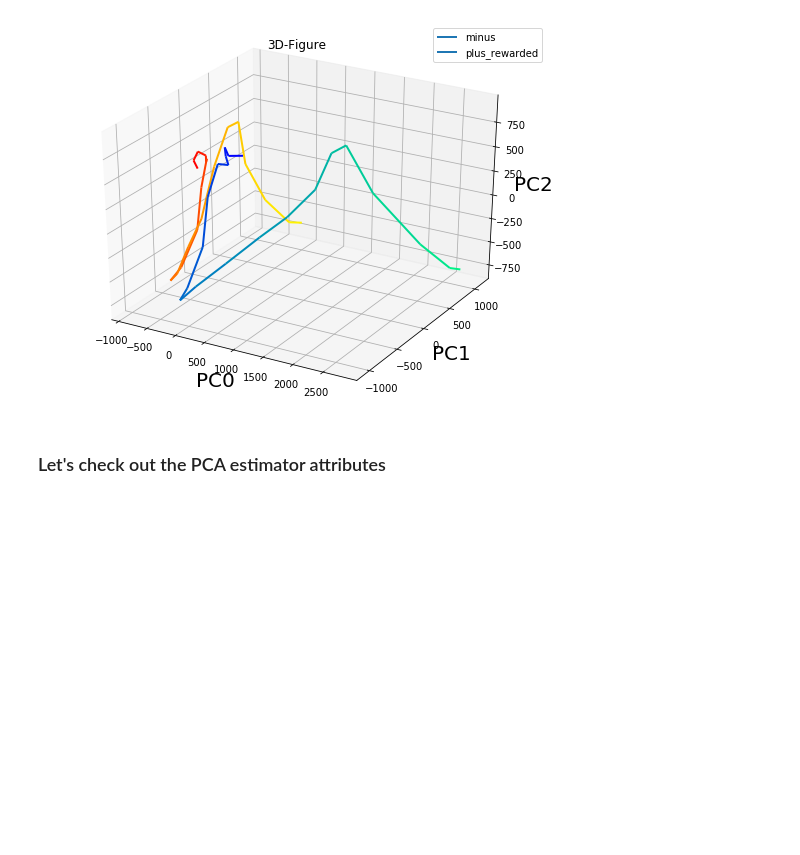
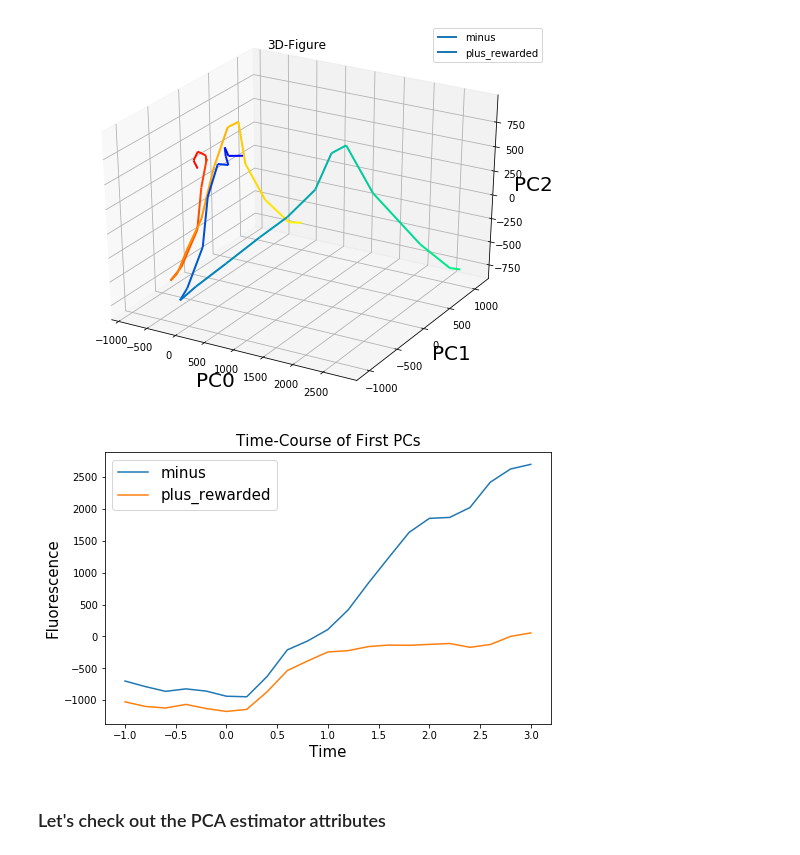
Before and after one commit to zhounapeuw/nape_tca_nn, a Jupyter notebook: tca.ipynb, the cells around one changed output. Drawn from its saved outputs; the diff is of its cells as text; code cells hidden in the pictures; blank space fills up the shorter version.

Commit message:
can plot trials in state space now

```diff
--- a/tca.ipynb
+++ b/tca.ipynb
@@ -265,6 +268,16 @@ ax.legend(conditions);
 #            orientation='portrait')
 # %% [output]
 [figure]
+# %%
+plt.figure(figsize = (8,5))
+plt.plot(trial_tvec, data_dict['plus_rewarded']['Xt'][:,0])
+plt.plot(trial_tvec, data_dict['minus']['Xt'][:,0])
+plt.title('Time-Course of First PCs', fontsize = 15)
+plt.ylabel('Fluorescence', fontsize = 15)
+plt.xlabel('Time', fontsize = 15)
+plt.legend(conditions, fontsize = 15);
+# %% [output]
+[figure, added]
 # %% [markdown]
 ### Let's check out the PCA estimator attributes
 # %%
```
Also changed, not shown: parts of 3 cells of this notebook.
